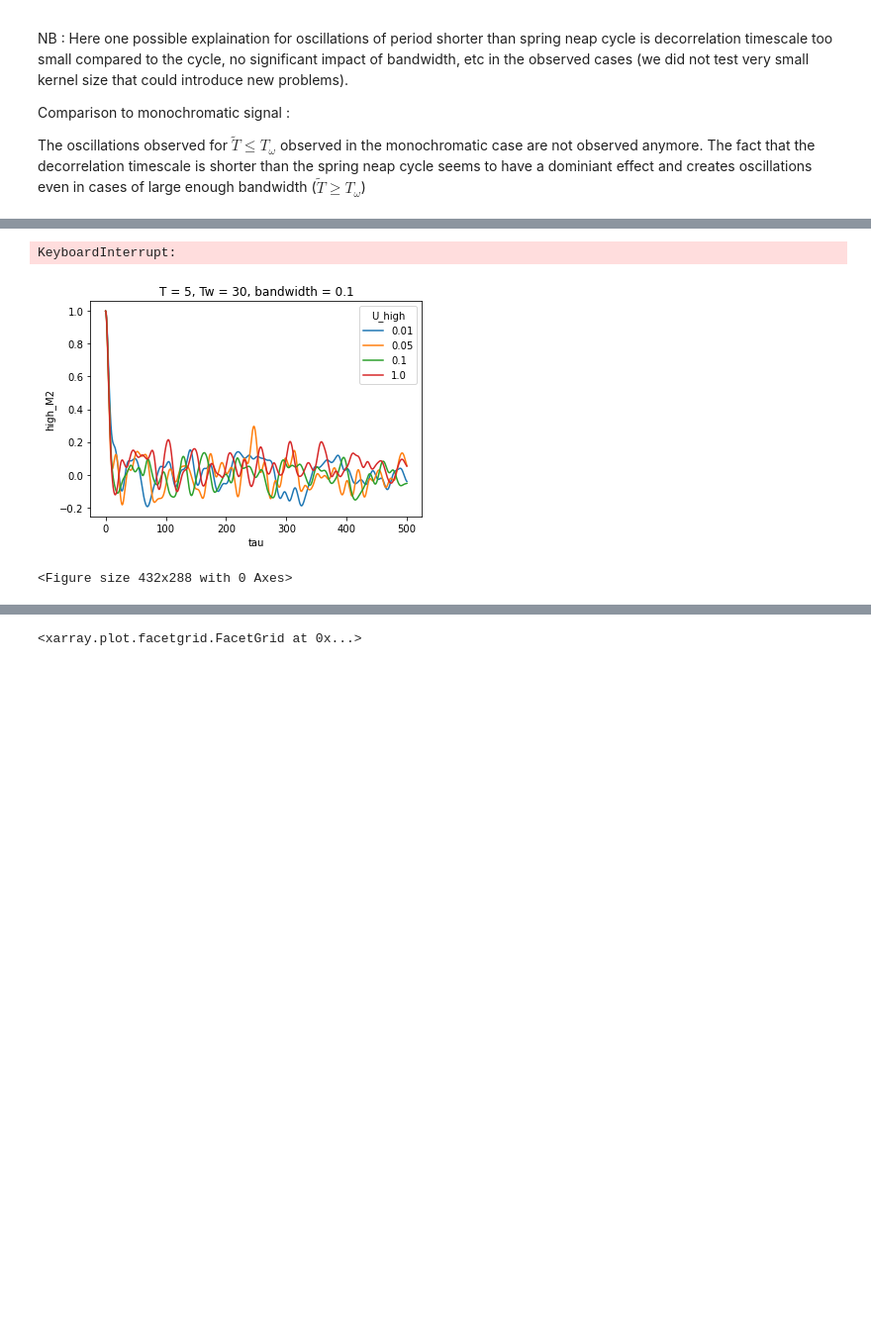
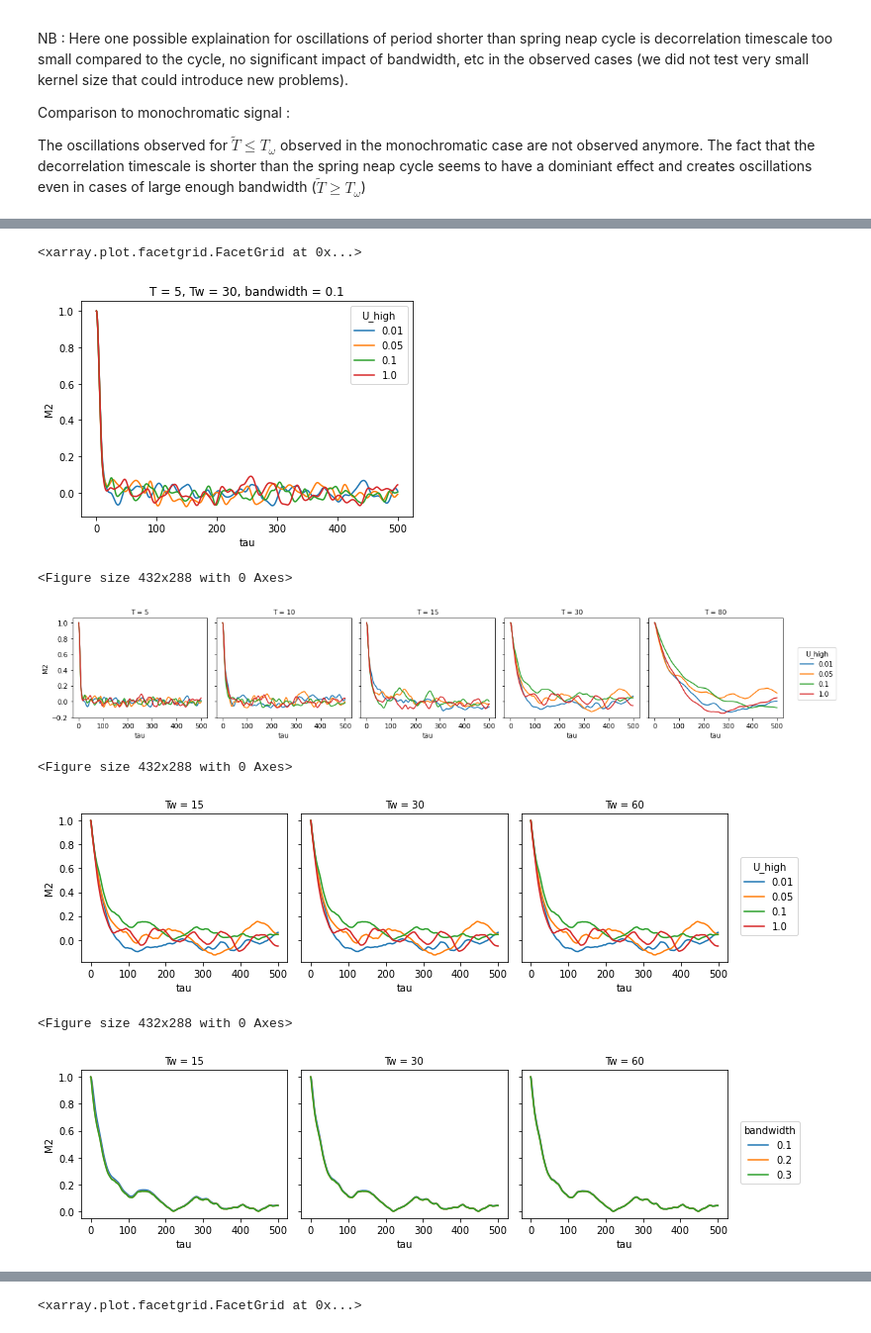
Before and after one commit to zcasparco/equinox_phd, a Jupyter notebook: synthetic_stats/bpassed_hilbert.ipynb, the cells around one changed output, grey strips where cells are left out. Shown at 99% size. Drawn from its saved outputs; the diff is of its cells as text; code cells hidden in the pictures; blank space fills up the shorter version.

```diff
--- a/synthetic_stats/bpassed_hilbert.ipynb
+++ b/synthetic_stats/bpassed_hilbert.ipynb
@@ -404,11 +404,13 @@ low = tseries("low",draws=nb_draws).rename({'T':'T_low'})#.compute()
 M2 = M2.chunk({'T':-1,'U_high':-1,'time':-1,'draw':-1})
 S2 = S2.chunk({'T':-1,'U_high':-1,'time':-1,'draw':-1})
 low = low.chunk({'T_low':-1,'time':-1,'draw':-1})
+# %%
+low = low.sel(draw=M2.draw)
 # %%
 M2.attrs = {'sigma_M2':M2.attrs['sigma']}
 S2.attrs = {'sigma_S2':S2.attrs['sigma']}
 
-ds_stat = xr.merge([M2,S2, low], combine_attrs="no_conflicts") #, combine_attrs="no_conflicts"
+ds_stat = xr.merge([M2,S2, low]) #, combine_attrs="no_conflicts"
 #ds = ds.assign_coords({'T':T})
 ds_stat
 # %% [output]
@@ -454,5 +450,5 @@ U_low :
 # %%
 ds_stat['high'] = ds_stat.M2+ds_stat.S2
-#ds_stat['total'] = ds_stat.M2+ds_stat.S2+ds_stat.low
+ds_stat['total'] = ds_stat.M2+ds_stat.S2+ds_stat.low
 # %%
 ds_stat = ds_stat.persist()
@@ -511,7 +506,7 @@ distributed.nanny - WARNING - Restarting worker
 # %%
 ds_R_stat = xr.merge([R_stat[kind] for kind in ['M2','S2','high']]) #,'total'
 # %%
-ds_R_mean = ds_R_stat.mean('sample')
+ds_R_mean = ds_R_stat.mean('draw')
 # %%
 ds_R_mean = ds_R_mean.persist()
 # %%
@@ -519,16 +517,21 @@ ds_R_mean.sel(T=29,Tw=30,U_high=0.1,bandwidth=0.2).high_M2.sel(tau=slice(0,40)).
 # %%
-(ds_R_mean.high_M2/ds_R_mean.high_M2.isel(tau=0)).sel(bandwidth=0.1,T=5,Tw=30).plot(hue='U_high')
+(ds_R_mean.M2/ds_R_mean.M2.isel(tau=0)).sel(bandwidth=0.1,T=5,Tw=30).plot(hue='U_high')
 plt.figure()
-(ds_R_mean.high_M2/ds_R_mean.high_M2.isel(tau=0)).sel(bandwidth=0.1,Tw=30).plot(hue='U_high',col='T')
+(ds_R_mean.M2/ds_R_mean.M2.isel(tau=0)).sel(bandwidth=0.1,Tw=30).plot(hue='U_high',col='T')
 
 plt.figure()
-(ds_R_mean.high_M2/ds_R_mean.high_M2.isel(tau=0)).sel(bandwidth=0.3,T=29).plot(hue='U_high',col='Tw')
+(ds_R_mean.M2/ds_R_mean.M2.isel(tau=0)).sel(bandwidth=0.3,T=30).plot(hue='U_high',col='Tw')
 
 plt.figure()
-(ds_R_mean.high_M2/ds_R_mean.high_M2.isel(tau=0)).sel(T=29,U_high=0.1).plot(hue='bandwidth',col='Tw')
+(ds_R_mean.M2/ds_R_mean.M2.isel(tau=0)).sel(T=30,U_high=0.1).plot(hue='bandwidth',col='Tw')
 # %% [output]
-KeyboardInterrupt:
+<xarray.plot.facetgrid.FacetGrid at 0x...>
-[figure, old version]
+[figure, new version]
 <Figure size 432x288 with 0 Axes>
+[figure, added]
+<Figure size 432x288 with 0 Axes>
+[figure, added]
+<Figure size 432x288 with 0 Axes>
+[figure, added]
 # %%
 ds_R_mean_40 = ds_R_mean.sel(tau=slice(0,40)).compute()
```
Also changed, not shown: parts of 16 cells of this notebook.
